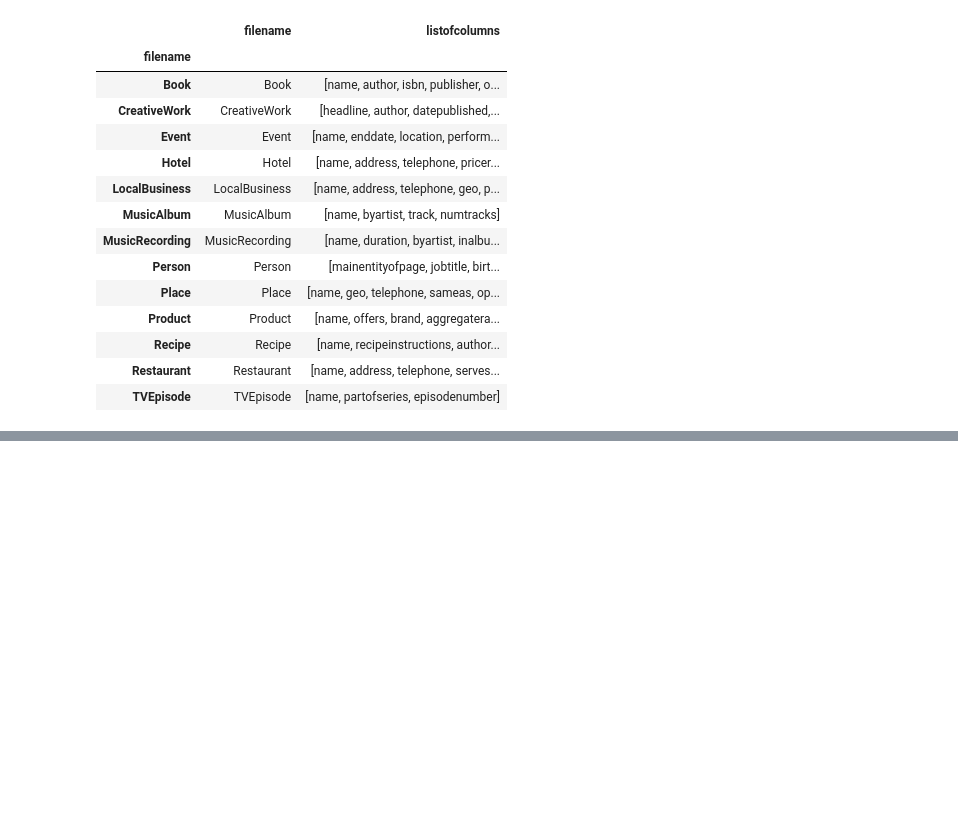
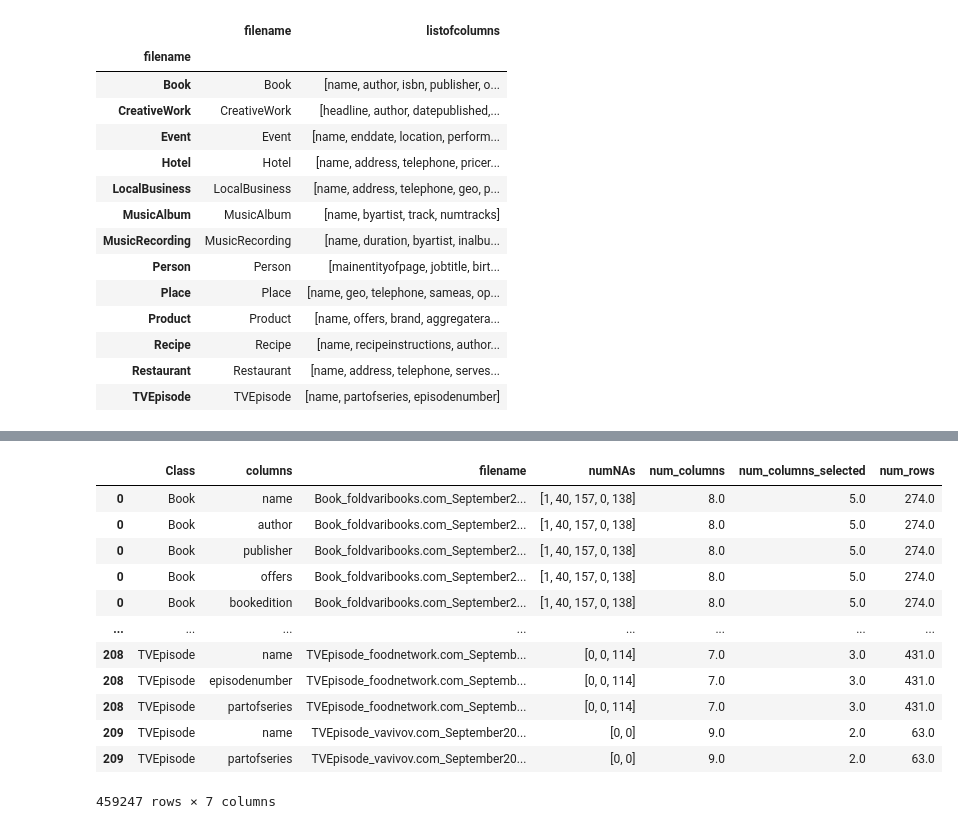
Before and after one commit to NiklasSabel/data_integration_using_deep_learning, a Jupyter notebook: notebooks/Schema/filter_tables_jh.ipynb, the cells around one changed output, grey strips where cells are left out. Cells and saved outputs as stored; diff of their text form; code cells hidden in the pictures; blank space fills up the shorter version.

```diff
--- a/notebooks/Schema/filter_tables_jh.ipynb
+++ b/notebooks/Schema/filter_tables_jh.ipynb
@@ -255,0 +240,17 @@ books
+# %%
+overview_detailed = overview.explode('columns')
+overview_detailed
+# %% [output]
+|  | Class | columns | filename | numNAs | num_columns | num_columns_selected | num_rows |
+| 0 | Book | name | Book_foldvaribooks.com_September2... | [1, 40, 157, 0, 138] | 8.0 | 5.0 | 274.0 |
+| 0 | Book | author | Book_foldvaribooks.com_September2... | [1, 40, 157, 0, 138] | 8.0 | 5.0 | 274.0 |
+| 0 | Book | publisher | Book_foldvaribooks.com_September2... | [1, 40, 157, 0, 138] | 8.0 | 5.0 | 274.0 |
+| 0 | Book | offers | Book_foldvaribooks.com_September2... | [1, 40, 157, 0, 138] | 8.0 | 5.0 | 274.0 |
+| 0 | Book | bookedition | Book_foldvaribooks.com_September2... | [1, 40, 157, 0, 138] | 8.0 | 5.0 | 274.0 |
+| ... | ... | ... | ... | ... | ... | ... | ... |
+| 208 | TVEpisode | name | TVEpisode_foodnetwork.com_Septemb... | [0, 0, 114] | 7.0 | 3.0 | 431.0 |
+| 208 | TVEpisode | episodenumber | TVEpisode_foodnetwork.com_Septemb... | [0, 0, 114] | 7.0 | 3.0 | 431.0 |
+| 208 | TVEpisode | partofseries | TVEpisode_foodnetwork.com_Septemb... | [0, 0, 114] | 7.0 | 3.0 | 431.0 |
+| 209 | TVEpisode | name | TVEpisode_vavivov.com_September20... | [0, 0] | 9.0 | 2.0 | 63.0 |
+| 209 | TVEpisode | partofseries | TVEpisode_vavivov.com_September20... | [0, 0] | 9.0 | 2.0 | 63.0 |
+459247 rows × 7 columns
```
Also changed, not shown: parts of 21 cells of this notebook, 4 other files.
